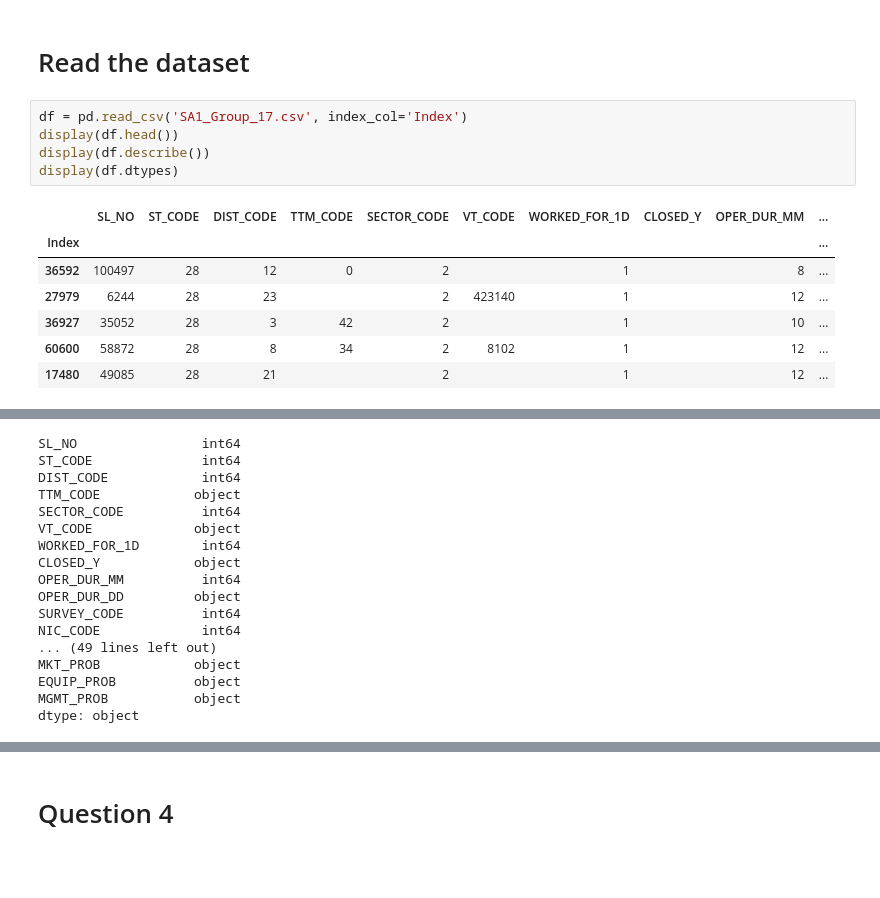
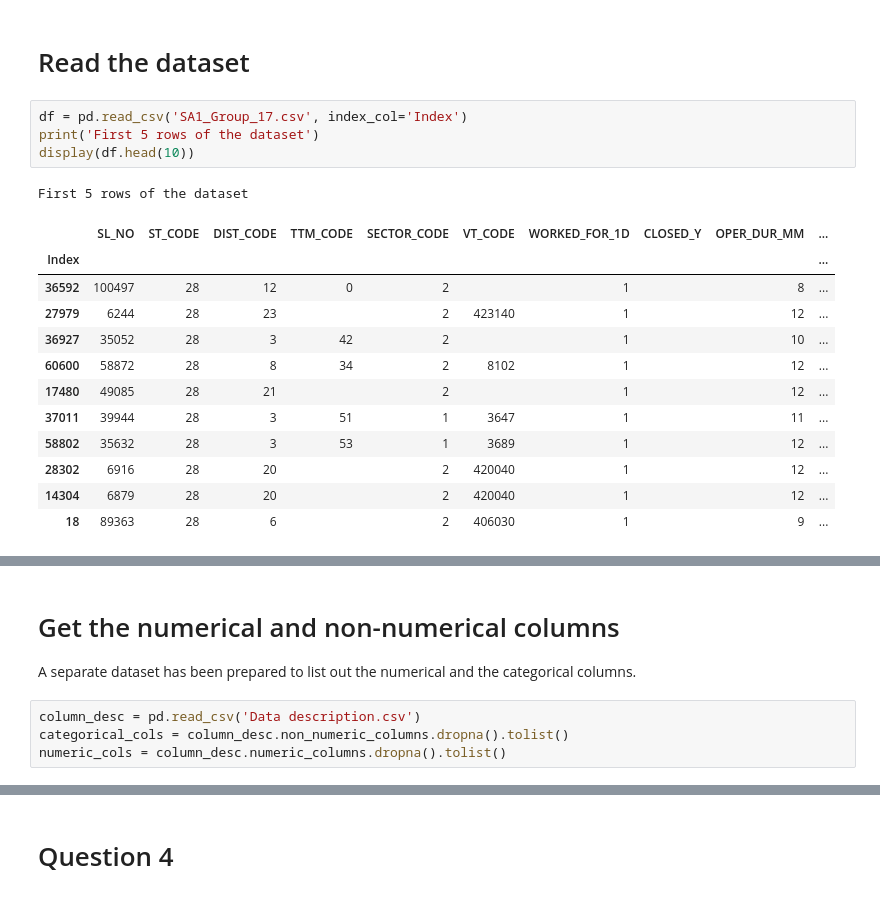
Before and after one commit to sandipto-sanyal/AMPBA-Group-Assignments, a Jupyter notebook: Group 17.ipynb, the cells around one changed output, grey strips where cells are left out. Drawn from its saved outputs; the diff is of its cells as text; blank space fills up the shorter version.

```diff
--- a/Group 17.ipynb
+++ b/Group 17.ipynb
@@ -133,14 +136,19 @@ def t_ci(confidence_interval: float = 0.90,
 # Read the dataset
 # %%
 df = pd.read_csv('SA1_Group_17.csv', index_col='Index')
-display(df.head())
-display(df.describe())
-display(df.dtypes)
+print('First 5 rows of the dataset')
+display(df.head(10))
 # %% [output]
+First 5 rows of the dataset
 |  | SL_NO | ST_CODE | DIST_CODE | TTM_CODE | SECTOR_CODE | VT_CODE | WORKED_FOR_1D | CLOSED_Y | OPER_DUR_MM | ... |
 | Index |  |  |  |  |  |  |  |  |  | ... |
 | 36592 | 100497 | 28 | 12 | 0 | 2 |  | 1 |  | 8 | ... |
 | 27979 | 6244 | 28 | 23 |  | 2 | 423140 | 1 |  | 12 | ... |
 | 36927 | 35052 | 28 | 3 | 42 | 2 |  | 1 |  | 10 | ... |
 | 60600 | 58872 | 28 | 8 | 34 | 2 | 8102 | 1 |  | 12 | ... |
 | 17480 | 49085 | 28 | 21 |  | 2 |  | 1 |  | 12 | ... |
+| 37011 | 39944 | 28 | 3 | 51 | 1 | 3647 | 1 |  | 11 | ... |
+| 58802 | 35632 | 28 | 3 | 53 | 1 | 3689 | 1 |  | 12 | ... |
+| 28302 | 6916 | 28 | 20 |  | 2 | 420040 | 1 |  | 12 | ... |
+| 14304 | 6879 | 28 | 20 |  | 2 | 420040 | 1 |  | 12 | ... |
+| 18 | 89363 | 28 | 6 |  | 2 | 406030 | 1 |  | 9 | ... |
@@ -156,17 +155,7 @@ display(df.dtypes)
-SL_NO                int64
-ST_CODE              int64
-DIST_CODE            int64
-TTM_CODE            object
-SECTOR_CODE          int64
-VT_CODE             object
-WORKED_FOR_1D        int64
-CLOSED_Y            object
-OPER_DUR_MM          int64
-OPER_DUR_DD         object
-SURVEY_CODE          int64
-NIC_CODE             int64
-... (49 lines left out)
-MKT_PROB            object
-EQUIP_PROB          object
-MGMT_PROB           object
-dtype: object
+# %% [markdown]
+# Get the numerical and non-numerical columns
+A separate dataset has been prepared to list out the numerical and the categorical columns.
+# %%
+column_desc = pd.read_csv('Data description.csv')
+categorical_cols = column_desc.non_numeric_columns.dropna().tolist()
+numeric_cols = column_desc.numeric_columns.dropna().tolist()
```
Also changed, not shown: parts of 36 cells of this notebook, 3 other files.
